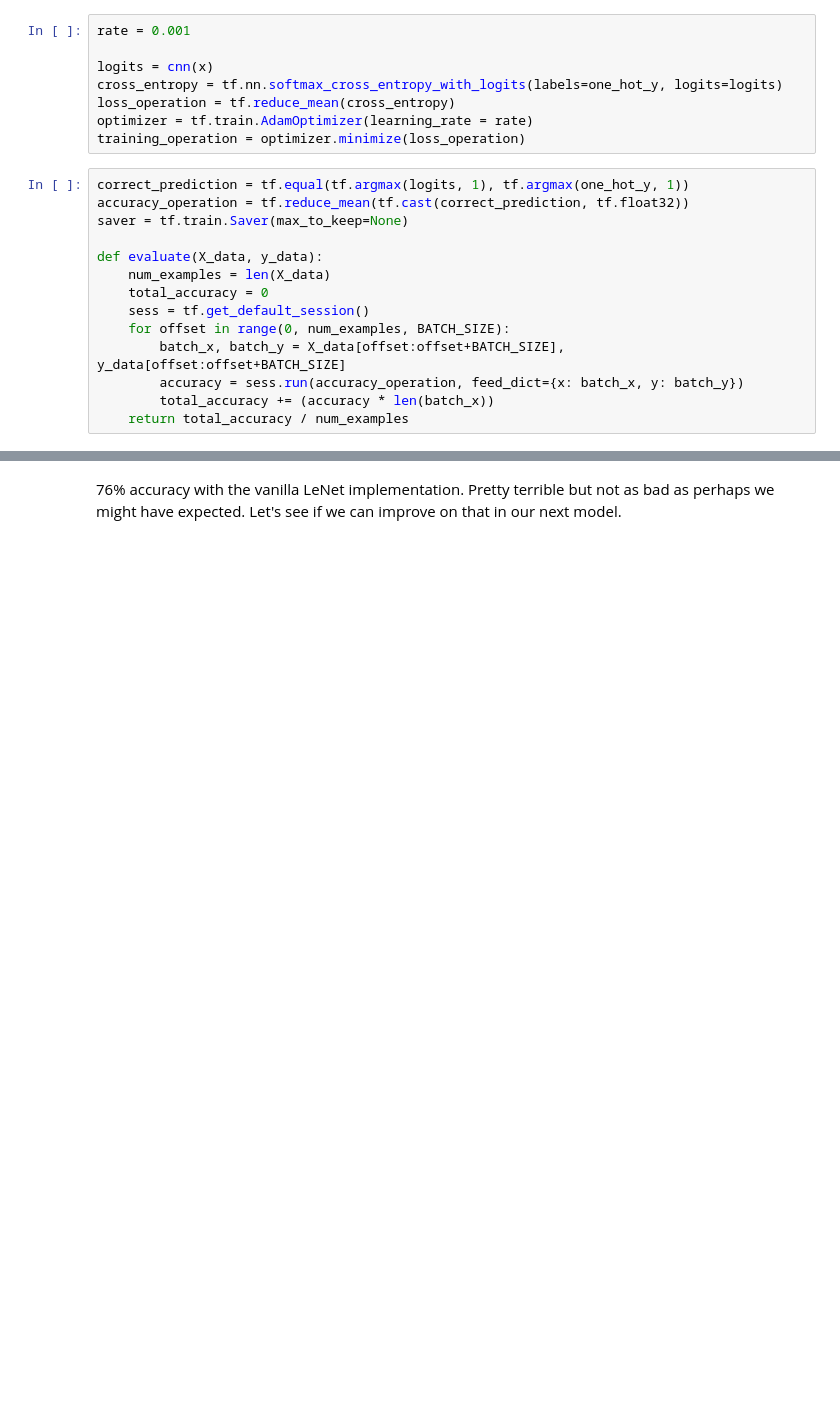
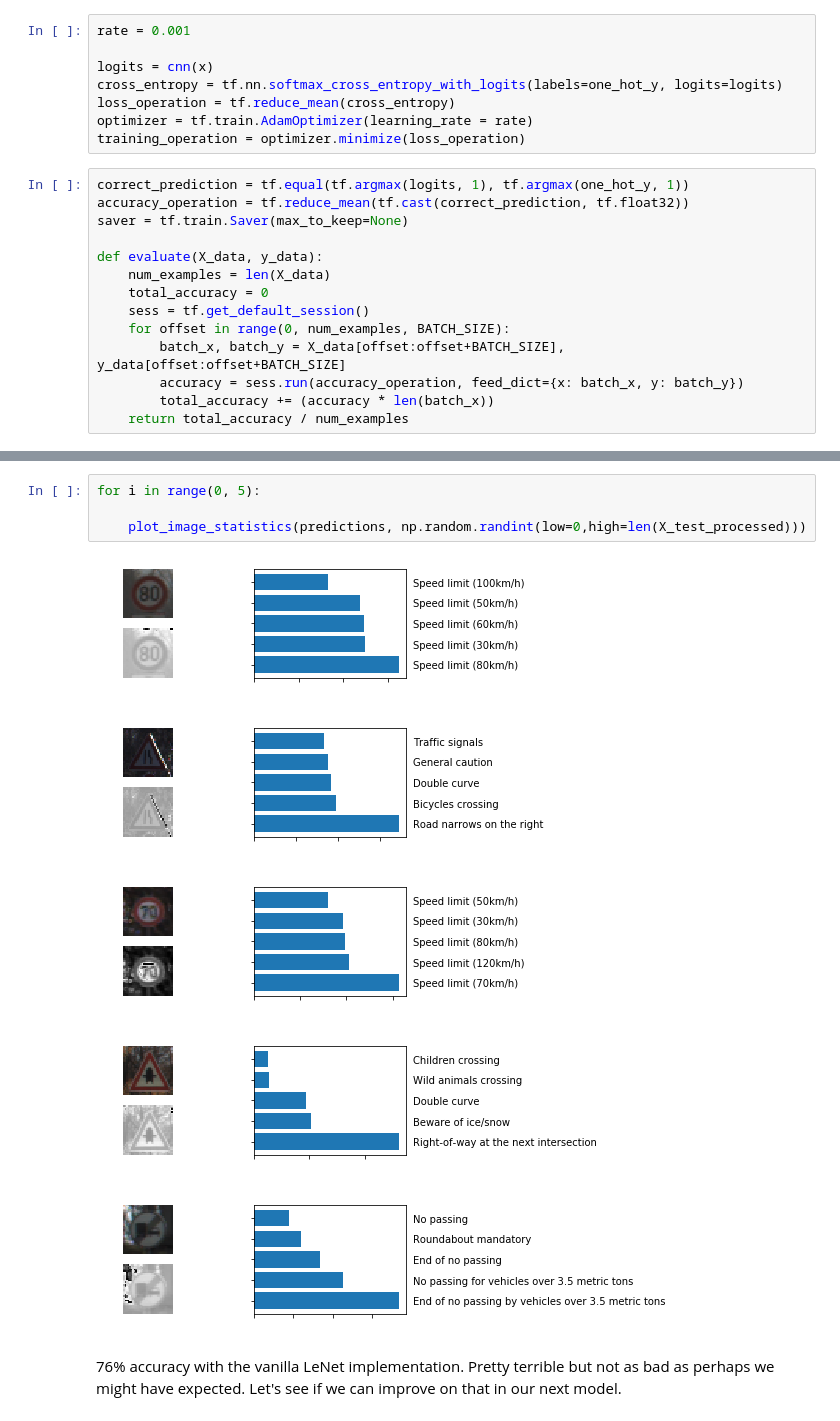
Before and after one commit to fqaiser94/CarND-Traffic-Sign-Classifier-Project, a Jupyter notebook: Traffic_Sign_Classifier.ipynb, the cells around one changed output, grey strips where cells are left out. Saved outputs shown, nothing was run; the diff lists cells and outputs as text; blank space fills up the shorter version.

```diff
--- a/Traffic_Sign_Classifier.ipynb
+++ b/Traffic_Sign_Classifier.ipynb
@@ -428,3 +473,13 @@ Validation Accuracy = 0.770
+# %%
+for i in range(0, 5):
+
+    plot_image_statistics(predictions, np.random.randint(low=0,high=len(X_test_processed)))
+# %% [output]
+[figure, added]
+[figure, added]
+[figure, added]
+[figure, added]
+[figure, added]
 # %% [markdown]
 76% accuracy with the vanilla LeNet implementation. Pretty terrible but not as bad as perhaps we might have expected. Let's see if we can improve on that in our next model.
 # %% [markdown]
```
Also changed, not shown: parts of 41 cells of this notebook.
